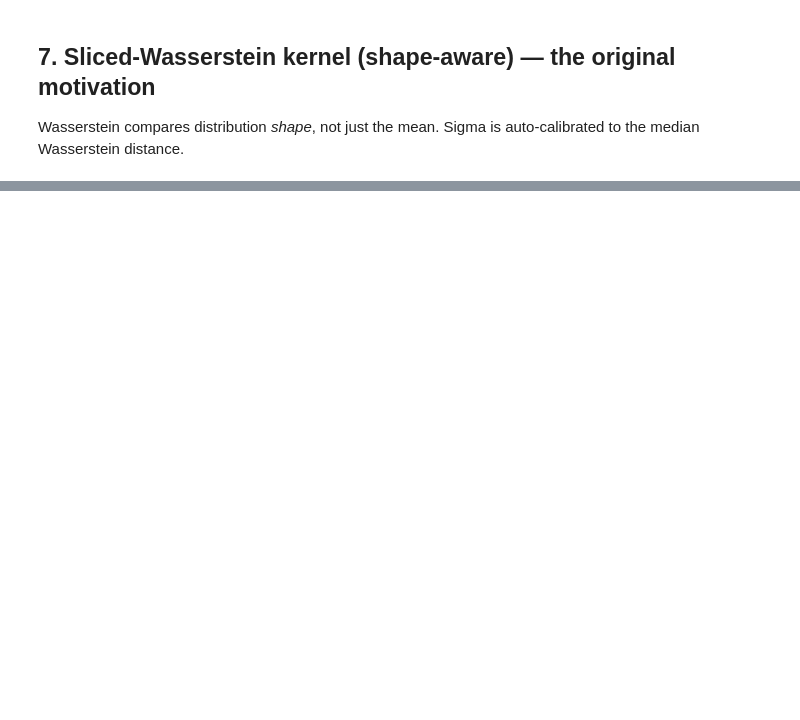
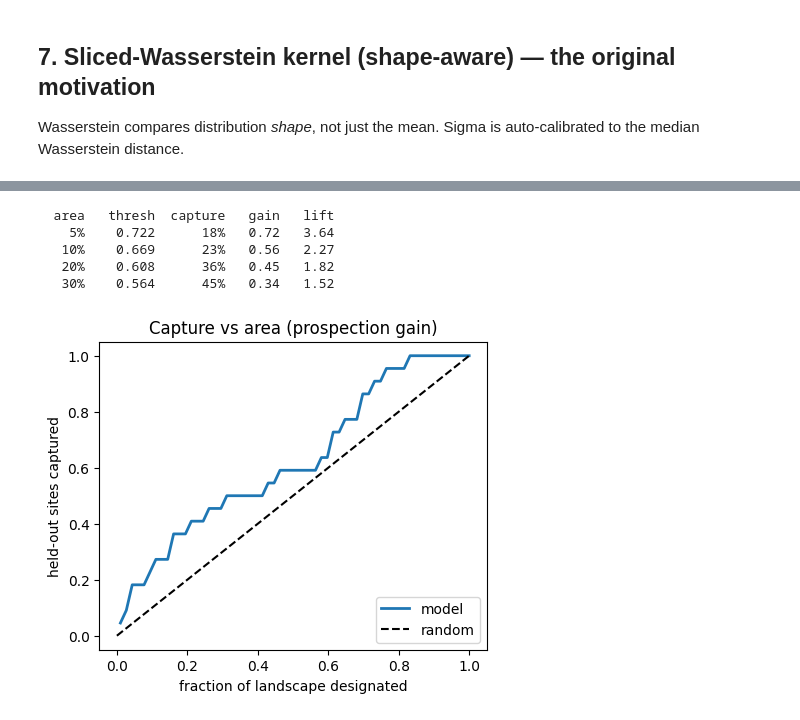
Before and after one commit to mrecos/KLRFome_JAX, a Jupyter notebook: notebooks/04_real_data_validation.ipynb, the cells around one changed output, grey strips where cells are left out. Cells and saved outputs as stored; diff of their text form; code cells hidden in the pictures; blank space fills up the shorter version.

```diff
--- a/notebooks/04_real_data_validation.ipynb
+++ b/notebooks/04_real_data_validation.ipynb
@@ -205,11 +240,0 @@ random. The further above the diagonal, the more efficiently the model concentra
-# %%
-is_site = (df[pcol].to_numpy() == 1).astype(int)
-area_frac, cap_frac = capture_curve(p_map, is_site)
-for a in (0.10, 0.25, 0.50):
-    i = max(0, int(a * len(area_frac)) - 1)
-    print(f'  survey {a*100:4.0f}% of area  ->  capture {cap_frac[i]*100:4.0f}% of site-cells')
-fig, ax = plt.subplots(figsize=(5, 4))
-ax.plot(area_frac, cap_frac, lw=2, label='model')
-ax.plot([0, 1], [0, 1], 'k--', label='random')
-ax.set_xlabel('fraction of area surveyed'); ax.set_ylabel('fraction of sites captured')
-ax.set_title('Cumulative capture (gain)'); ax.legend(loc='lower right'); plt.show()
@@ -220,0 +263,18 @@ Labels show the count per bin (coarse at small FRACTION).
+# %%
+rows = capture_gain_table(p_map, p_site, area_fractions=(0.05, 0.10, 0.20, 0.30))
+print(f"{'area':>6}{'thresh':>9}{'capture':>9}{'gain':>7}{'lift':>7}")
+for r in rows:
+    print(f"{r['area']*100:5.0f}%{r['threshold']:9.3f}{r['capture']*100:8.0f}%{r['gain']:7.2f}{r['lift']:7.2f}")
+areas = np.linspace(0.01, 1.0, 60)
+caps  = [capture_gain_table(p_map, p_site, (a,))[0]['capture'] for a in areas]
+fig, ax = plt.subplots(figsize=(5, 4))
+ax.plot(areas, caps, lw=2, label='model'); ax.plot([0, 1], [0, 1], 'k--', label='random')
+ax.set_xlabel('fraction of landscape designated'); ax.set_ylabel('held-out sites captured')
+ax.set_title('Capture vs area (prospection gain)'); ax.legend(loc='lower right'); plt.show()
+# %% [output]
+  area   thresh  capture   gain   lift
+    5%    0.722      18%   0.72   3.64
+   10%    0.669      23%   0.56   2.27
+   20%    0.608      36%   0.45   1.82
+   30%    0.564      45%   0.34   1.52
+[figure, added]
```
Also changed, not shown: parts of 32 cells of this notebook, 3 other files.
